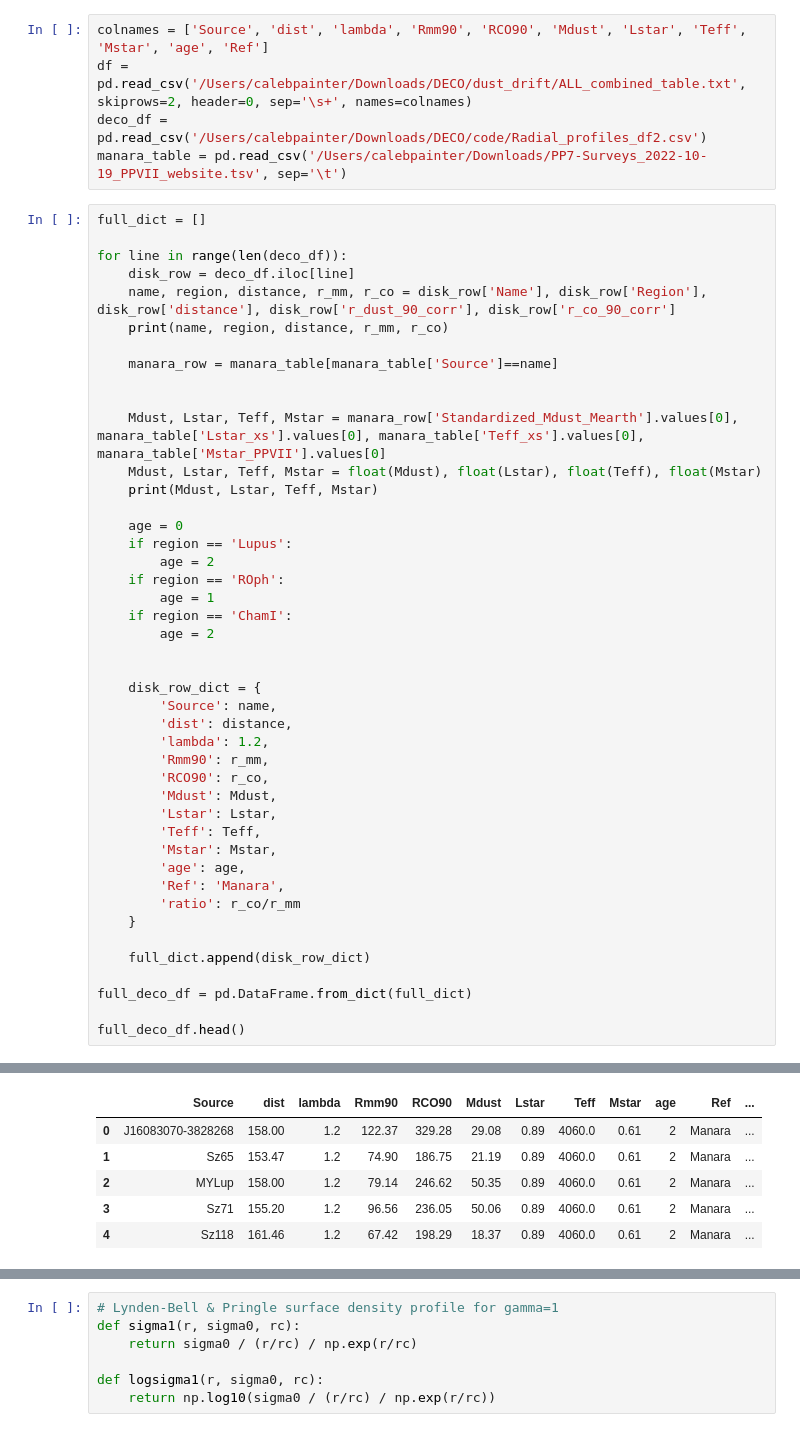
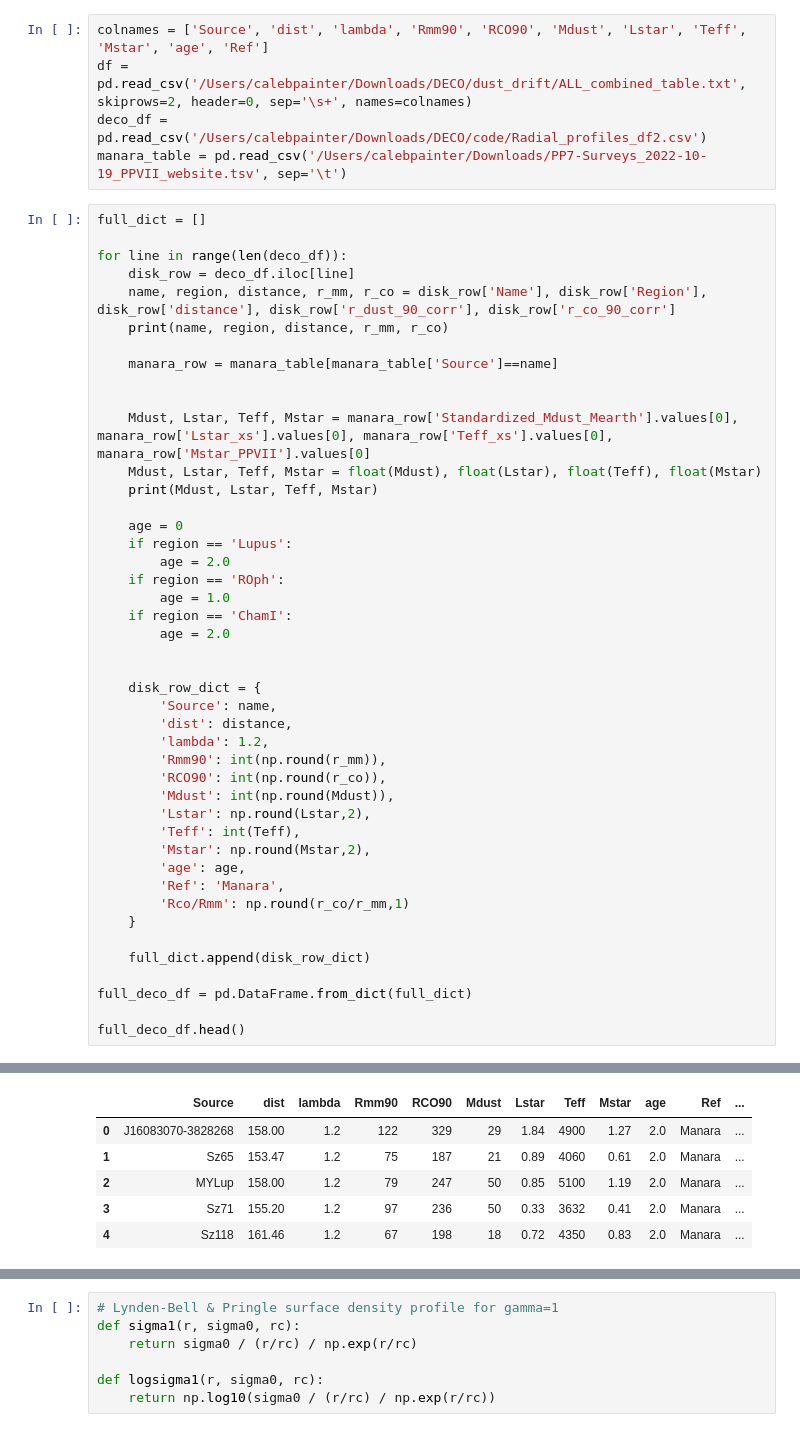
Before and after one commit to QuickPainter/DECO, a Jupyter notebook: drift_fit.ipynb, the cells around one changed output, grey strips where cells are left out. Saved outputs shown, nothing was run; the diff lists cells and outputs as text.

Commit message:
tables

```diff
--- a/drift_fit.ipynb
+++ b/drift_fit.ipynb
@@ -38,32 +39,32 @@ for line in range(len(deco_df)):
     manara_row = manara_table[manara_table['Source']==name]
 
 
-    Mdust, Lstar, Teff, Mstar = manara_row['Standardized_Mdust_Mearth'].values[0], manara_table['Lstar_xs'].values[0], manara_table['Teff_xs'].values[0], manara_table['Mstar_PPVII'].values[0]
+    Mdust, Lstar, Teff, Mstar = manara_row['Standardized_Mdust_Mearth'].values[0], manara_row['Lstar_xs'].values[0], manara_row['Teff_xs'].values[0], manara_row['Mstar_PPVII'].values[0]
     Mdust, Lstar, Teff, Mstar = float(Mdust), float(Lstar), float(Teff), float(Mstar)
     print(Mdust, Lstar, Teff, Mstar)
 
     age = 0
     if region == 'Lupus':
-        age = 2
+        age = 2.0
     if region == 'ROph':
-        age = 1
+        age = 1.0
     if region == 'ChamI':
-        age = 2
+        age = 2.0
 
 
     disk_row_dict = {
         'Source': name,
         'dist': distance,
         'lambda': 1.2,
-        'Rmm90': r_mm,
-        'RCO90': r_co,
-        'Mdust': Mdust,
-        'Lstar': Lstar,
-        'Teff': Teff,
-        'Mstar': Mstar,
+        'Rmm90': int(np.round(r_mm)),
+        'RCO90': int(np.round(r_co)),
+        'Mdust': int(np.round(Mdust)),
+        'Lstar': np.round(Lstar,2),
+        'Teff': int(Teff),
+        'Mstar': np.round(Mstar,2),
         'age': age,
         'Ref': 'Manara',
-        'ratio': r_co/r_mm
+        'Rco/Rmm': np.round(r_co/r_mm,1)
     }
 
     full_dict.append(disk_row_dict)
@@ -92,6 +93,6 @@ J11095407-7629253 ChamI 191.0 125.97 313.15
 |  | Source | dist | lambda | Rmm90 | RCO90 | Mdust | Lstar | Teff | Mstar | age | Ref | ... |
-| 0 | J16083070-3828268 | 158.00 | 1.2 | 122.37 | 329.28 | 29.08 | 0.89 | 4060.0 | 0.61 | 2 | Manara | ... |
-| 1 | Sz65 | 153.47 | 1.2 | 74.90 | 186.75 | 21.19 | 0.89 | 4060.0 | 0.61 | 2 | Manara | ... |
-| 2 | MYLup | 158.00 | 1.2 | 79.14 | 246.62 | 50.35 | 0.89 | 4060.0 | 0.61 | 2 | Manara | ... |
-| 3 | Sz71 | 155.20 | 1.2 | 96.56 | 236.05 | 50.06 | 0.89 | 4060.0 | 0.61 | 2 | Manara | ... |
-| 4 | Sz118 | 161.46 | 1.2 | 67.42 | 198.29 | 18.37 | 0.89 | 4060.0 | 0.61 | 2 | Manara | ... |
+| 0 | J16083070-3828268 | 158.00 | 1.2 | 122 | 329 | 29 | 1.84 | 4900 | 1.27 | 2.0 | Manara | ... |
+| 1 | Sz65 | 153.47 | 1.2 | 75 | 187 | 21 | 0.89 | 4060 | 0.61 | 2.0 | Manara | ... |
+| 2 | MYLup | 158.00 | 1.2 | 79 | 247 | 50 | 0.85 | 5100 | 1.19 | 2.0 | Manara | ... |
+| 3 | Sz71 | 155.20 | 1.2 | 97 | 236 | 50 | 0.33 | 3632 | 0.41 | 2.0 | Manara | ... |
+| 4 | Sz118 | 161.46 | 1.2 | 67 | 198 | 18 | 0.72 | 4350 | 0.83 | 2.0 | Manara | ... |
```
Also changed, not shown: parts of 9 cells of this notebook, 22 other files.
